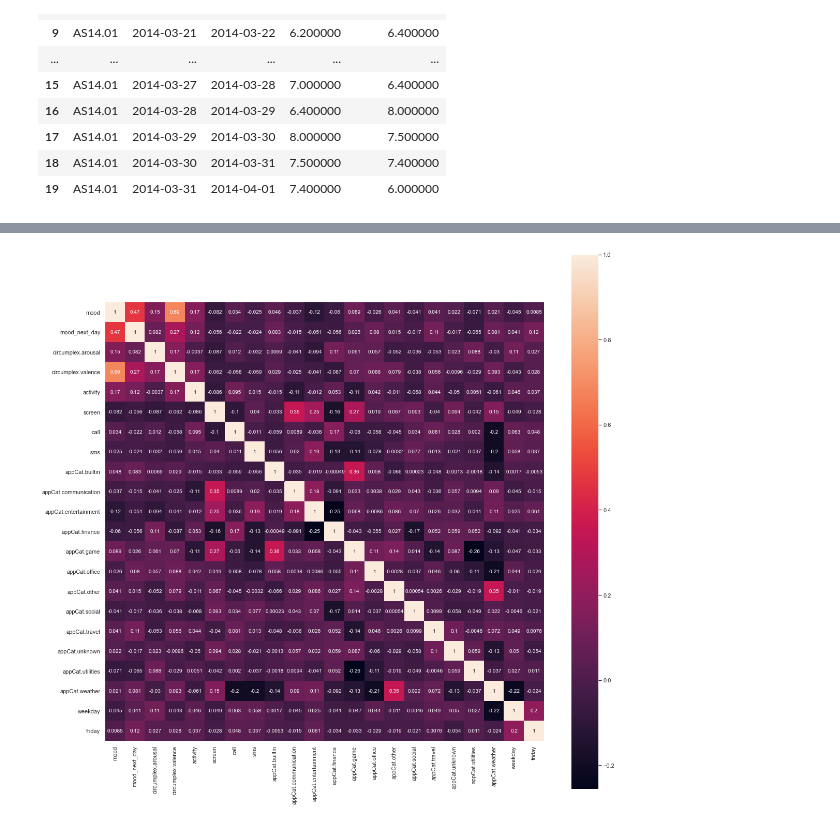
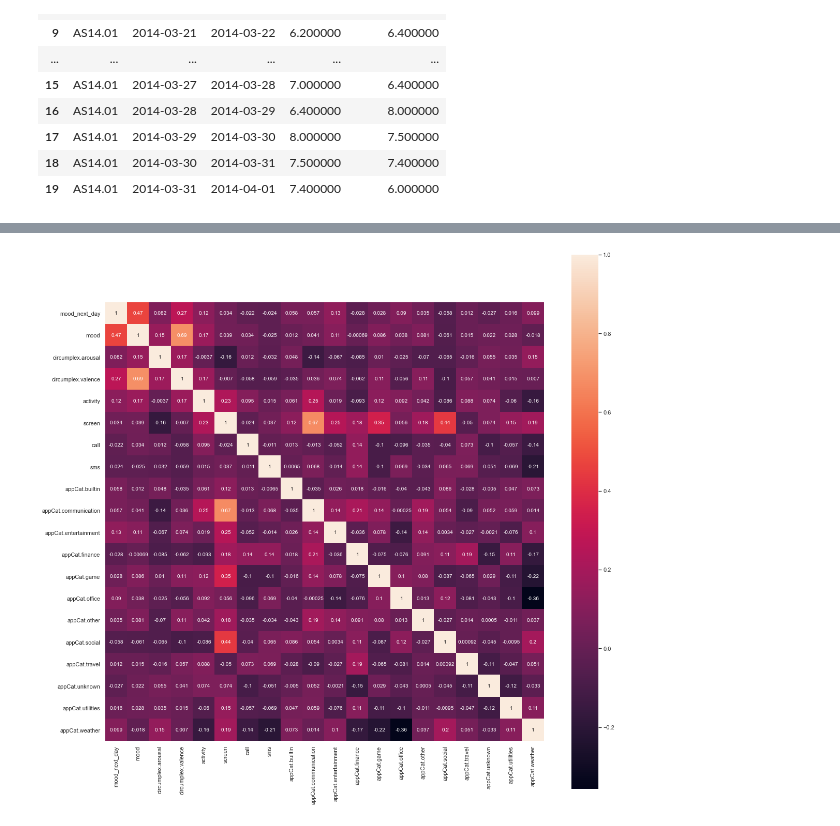
Before and after one commit to susymaijer/DMT, a Jupyter notebook: DM.ipynb, the cells around one changed output, grey strips where cells are left out. Cells and saved outputs as stored; diff of their text form; code cells hidden in the pictures.

```diff
--- a/DM.ipynb
+++ b/DM.ipynb
@@ -478,7 +406,16 @@ df['appCat.utilities']=df3['daily average'].astype(float)
-# %%
-#Add appCat.weather
-df3 = df.loc[df['variable'] == 'appCat.weather']
-df['appCat.weather']=df3['daily average'].astype(float)
+# %%
+variables_to_average = ['mood', 'circumplex.arousal', 'circumplex.valence', 'activity']
+variables_to_sum = ['screen', 'call', 'sms', 'appCat.builtin', 'appCat.communication', 'appCat.entertainment',
+                   'appCat.finance', 'appCat.game', 'appCat.office','appCat.other', 'appCat.social', 'appCat.travel',
+                   'appCat.unknown', 'appCat.utilities', 'appCat.weather']
+
+for var in variables_to_average:
+    df3 = df.loc[df['variable'] == var]
+    df[var]=df3['daily average'].astype(float)
+
+for var in variables_to_sum:
+    df3 = df.loc[df['variable'] == var]
+    df[var]=df3['daily sum'].astype(float)
 # %%
 df
 # %% [output]
@@ -699,9 +636,3 @@ df_new[['id', 'time', 'next_day', 'mood', 'mood_next_day']].head(20)
 | 17 | AS14.01 | 2014-03-29 | 2014-03-30 | 8.000000 | 7.500000 |
 | 18 | AS14.01 | 2014-03-30 | 2014-03-31 | 7.500000 | 7.400000 |
 | 19 | AS14.01 | 2014-03-31 | 2014-04-01 | 7.400000 | 6.000000 |
-# %%
-df_new.loc[df_new['time'].dt.dayofweek < 5, 'weekday'] = 1
-df_new.loc[df_new['time'].dt.dayofweek > 5, 'weekday'] = 0
-df_new.loc[df_new['time'].dt.dayofweek == 4, 'friday'] = 1
-df_new.loc[df_new['time'].dt.dayofweek != 4, 'friday'] = 0
-df_new
@@ -722,16 +639,14 @@ df_new
-# %%
-df_new.drop(labels=['next_day'], axis=1,inplace = True)
 # %%
 # reorder
 mood_next_day = df_new['mood_next_day']
 df_new.drop(labels=['mood_next_day'], axis=1,inplace = True)
-df_new.insert(3, 'mood_next_day', mood_next_day)
+df_new.insert(2, 'mood_next_day', mood_next_day)
 
 # corr
 cols = df_new.columns
 corrmat = df_new[cols].corr()
 fig, ax = plt.subplots(figsize=(19,19))
 sns.heatmap(corrmat, square=True, annot=True, ax = ax)
 fig.savefig('lala.png')
 # %% [output]
-[figure, old version]
+[figure, new version]
```
Also changed, not shown: parts of 33 cells of this notebook, 3 other files.
